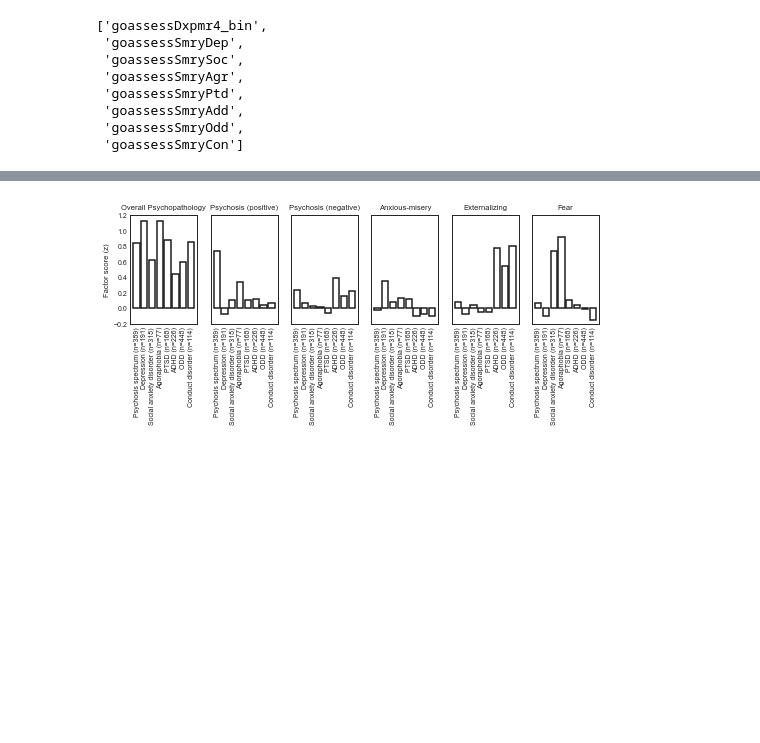
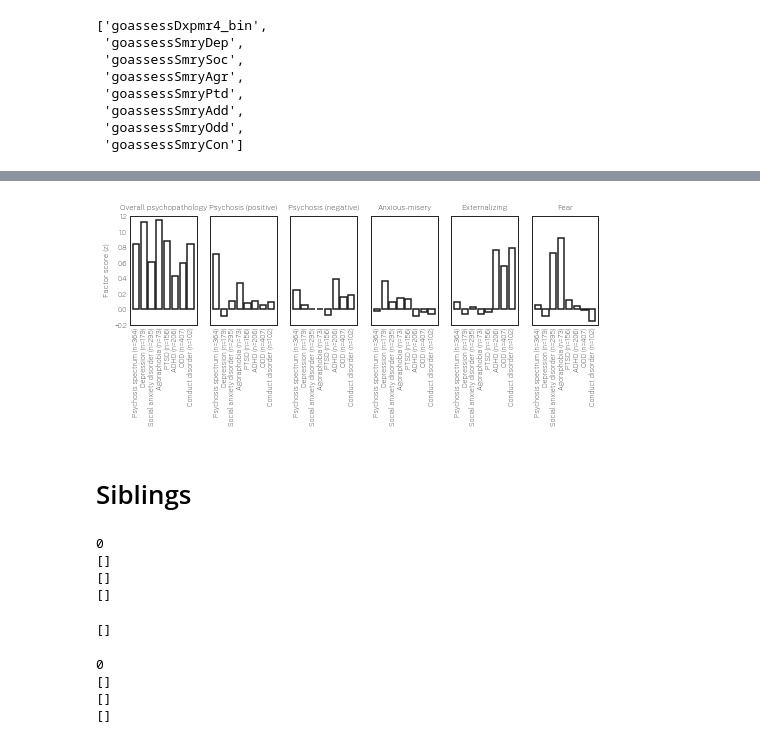
Before and after one commit to lindenmp/normative_neurodev_cs_t1, a Jupyter notebook: 1_code/3_results_sample_characteristics.ipynb, the cells around one changed output, grey strips where cells are left out. Cells and saved outputs as stored; diff of their text form; code cells hidden in the pictures; blank space fills up the shorter version.

```diff
--- a/1_code/3_results_sample_characteristics.ipynb
+++ b/1_code/3_results_sample_characteristics.ipynb
@@ -50,6 +50,7 @@ phenos_label = ['Overall Psychopathology','Psychosis (positive)','Psychosis (neg
 if not os.path.exists(figdir): os.makedirs(figdir)
 os.chdir(figdir)
 sns.set(style='white', context = 'paper', font_scale = 0.8)
+sns.set_style({'font.family':'sans-serif', 'font.sans-serif':['Public Sans']})
 cmap = my_get_cmap('pair')
 # %% [markdown]
 ## Load data
@@ -90,3 +90,0 @@ np.sum(df.loc[:,'averageManualRating'] == 2)
-# %%
-for pheno in phenos:
-    print(sp.stats.spearmanr(df.loc[:,'averageManualRating'],df.loc[:,pheno]))
@@ -166,5 +157,4 @@ np.round(stats.astype(float),2)
 # %%
-sns.set(style='white', context = 'paper', font_scale = 0.8)
 f, ax = plt.subplots(1,len(phenos))
 f.set_figwidth(len(phenos)*1.4)
 f.set_figheight(1.25)
@@ -314,38 +318,47 @@ goassessSmryCon       114
 dtype: int64
 # %%
-my_xticklabels = ['Psychosis spectrum (n=389)',
-                 'Depression (n=191)',
-                 'Social anxiety disorder (n=318)',
-                 'Agoraphobia (n=77)',
-                 'PTSD (n=168)',
-                 'ADHD (n=226)',
-                 'ODD (n=448)',
-                 'Conduct disorder (n=114)']
+# my_xticklabels = ['Psychosis spectrum (n=389)',
+#                  'Depression (n=191)',
+#                  'Social anxiety disorder (n=318)',
+#                  'Agoraphobia (n=77)',
+#                  'PTSD (n=168)',
+#                  'ADHD (n=226)',
+#                  'ODD (n=448)',
+#                  'Conduct disorder (n=114)']
+my_xticklabels = ['Psychosis spectrum (n=364)',
+                 'Depression (n=179)',
+                 'Social anxiety disorder (n=295)',
+                 'Agoraphobia (n=73)',
+                 'PTSD (n=156)',
+                 'ADHD (n=206)',
+                 'ODD (n=407)',
+                 'Conduct disorder (n=102)']
 # %%
-sns.set(style='white', context = 'paper', font_scale = 0.8)
 f, ax = plt.subplots(1,len(phenos))
 f.set_figwidth(len(phenos)*1.4)
 f.set_figheight(2)
 
 for i, pheno in enumerate(phenos):
     mean_scores = np.zeros(len(to_keep))
     for j, diagnostic_score in enumerate(to_keep):
         idx = df.loc[:,diagnostic_score] == 4
         mean_scores[j] = df.loc[idx,pheno].mean()
 
     ax[i].bar(x = np.arange(0,len(mean_scores)), height = mean_scores, color = 'w', edgecolor = 'k', linewidth = 1.5)
     ax[i].set_ylim([-.2,1.2])
     ax[i].set_xticks(np.arange(0,len(mean_scores)))
     ax[i].set_xticklabels(my_xticklabels, rotation = 90)
     ax[i].tick_params(pad = -2)
     ax[i].set_title(phenos_label[i])
 #     if i == 1:
 #         ax[i].set_xlabel('Diagnostic group')
     if i == 0:
         ax[i].set_ylabel('Factor score (z)')
     if i != 0:
         ax[i].set_yticklabels('')
 
 f.savefig(outfile_prefix+'symptom_dimensions_groups.svg', dpi = 300, bbox_inches = 'tight', pad_inches = 0)
 # %% [output]
-[figure, old version]
+[figure, new version]
+# %% [markdown]
+# Siblings
@@ -351,0 +382,28 @@ f.savefig(outfile_prefix+'symptom_dimensions_groups.svg', dpi = 300, bbox_inches
+# %%
+unique_famid, unique_dups, count_of_dups = count_dups(df)
+
+print(len(unique_famid))
+print(count_of_dups)
+print(unique_dups)
+print(np.multiply(count_of_dups,unique_dups))
+# %% [output]
+0
+[]
+[]
+[]
+# %%
+print(np.multiply(count_of_dups,unique_dups))
+# %% [output]
+[]
+# %%
+unique_famid, unique_dups, count_of_dups = count_dups(df.loc[df['train_test'] == 0,:])
+
+print(len(unique_famid))
+print(count_of_dups)
+print(unique_dups)
+print(np.multiply(count_of_dups,unique_dups))
+# %% [output]
+0
+[]
+[]
+[]
```
Also changed, not shown: parts of 19 cells of this notebook, 1 other file.
